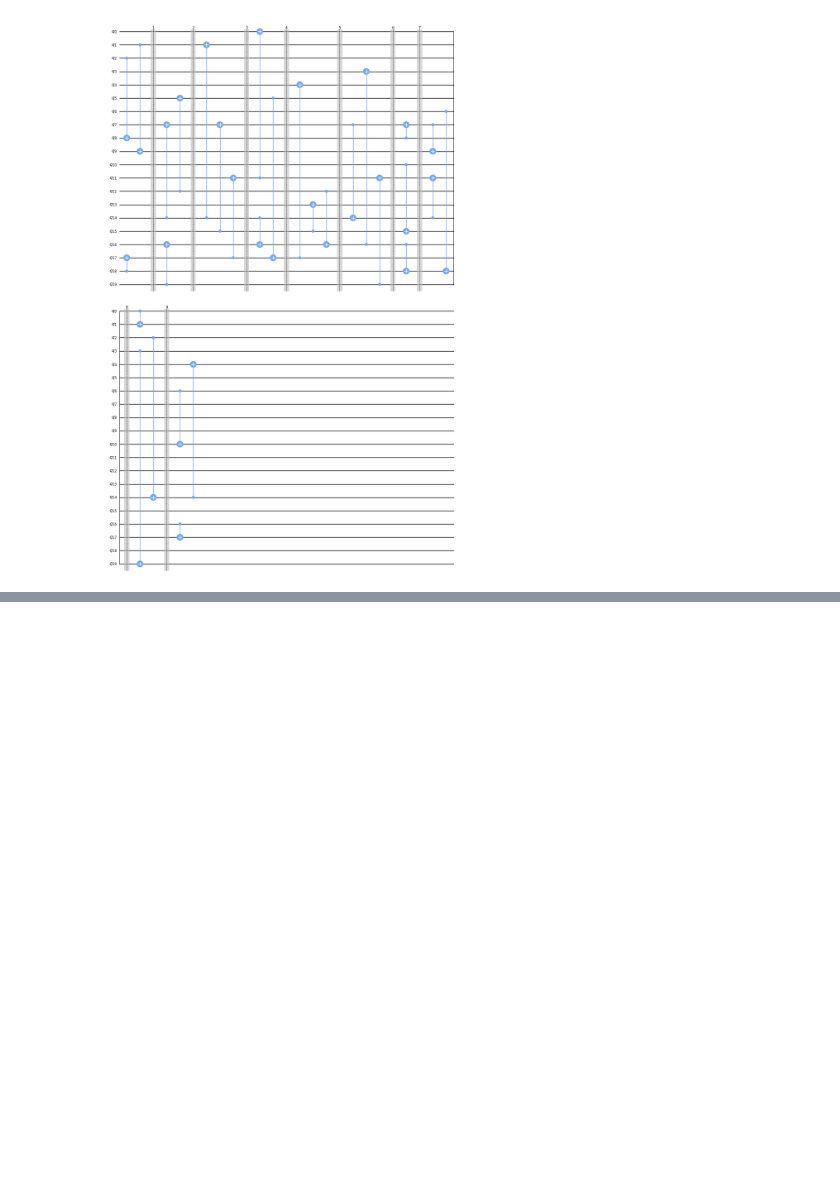
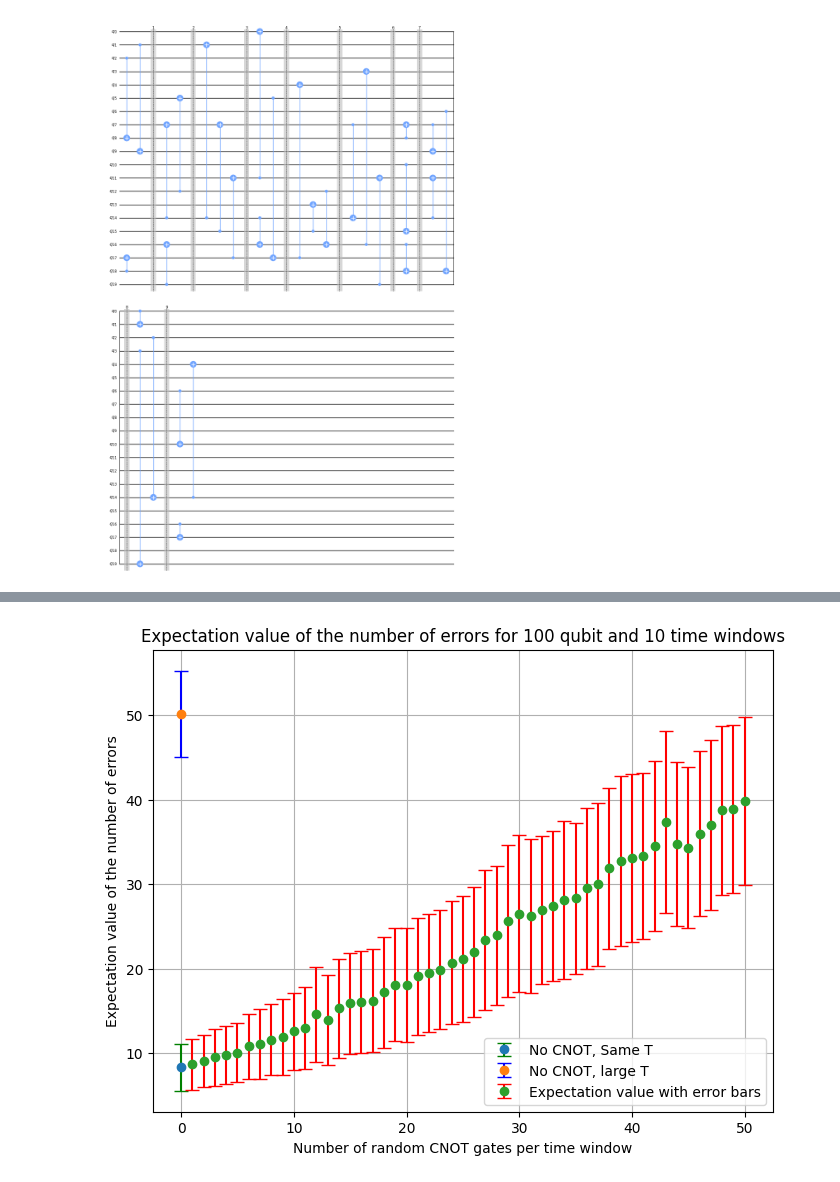
Before and after one commit to yezhuoyang/Qerrorprop, a Jupyter notebook: examples.ipynb, the cells around one changed output, grey strips where cells are left out. Saved outputs shown, nothing was run; the diff lists cells and outputs as text; code cells hidden in the pictures; blank space fills up the shorter version.

```diff
--- a/examples.ipynb
+++ b/examples.ipynb
@@ -345,0 +381,21 @@ plt.show()
+# %%
+
+plt.figure(figsize=(8, 6))
+
+
+
+plt.errorbar(0,refexp,refstd,fmt='o', ecolor='green', capsize=5, label='No CNOT, Same T')
+plt.errorbar(0,finalexp,finalstd,fmt='o', ecolor='blue', capsize=5, label='No CNOT, large T')
+
+# Plot the expectation values with error bars
+plt.errorbar(gnum_list, expectation_list, yerr=std_list, fmt='o', ecolor='red', capsize=5, label='Expectation value with error bars')
+
+plt.xlabel('Number of random CNOT gates per time window')
+plt.ylabel('Expectation value of the number of errors')
+plt.title('Expectation value of the number of errors for 100 qubit and 10 time windows')
+plt.legend()
+plt.grid(True)
+plt.savefig("RandomCNOT.png")
+plt.show()
+# %% [output]
+[figure, added]
```
Also changed, not shown: parts of 14 cells of this notebook, 1 other file.
